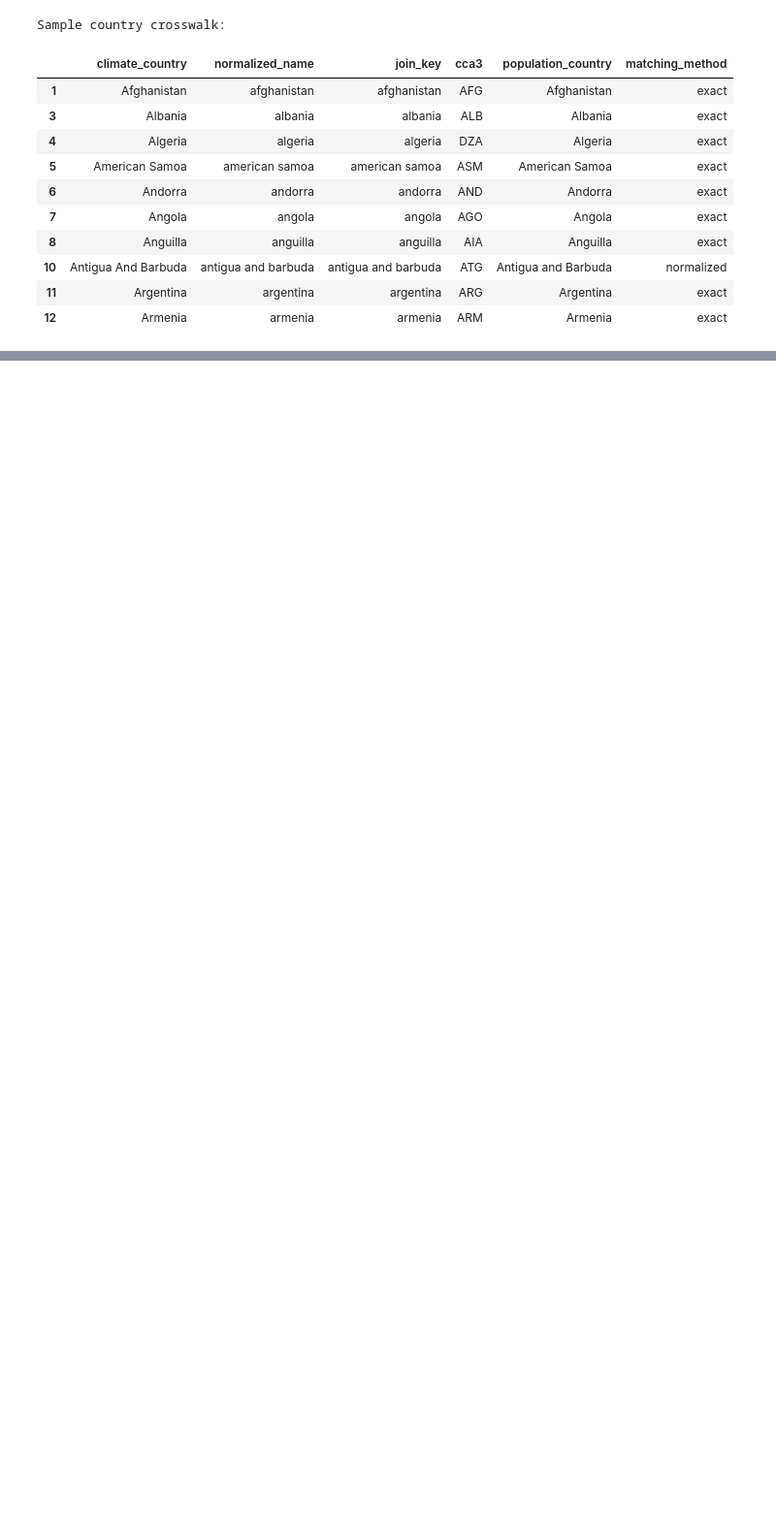
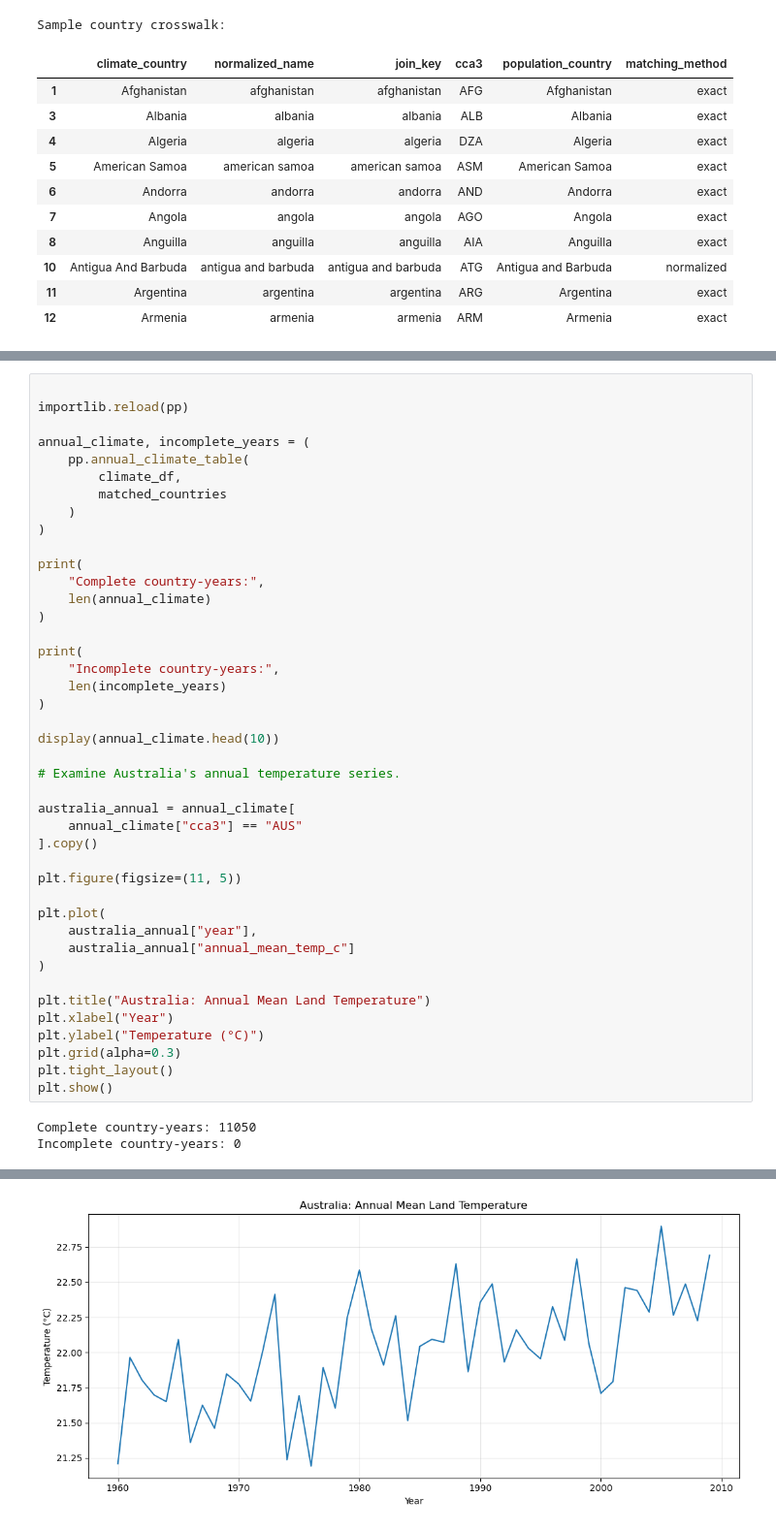
Before and after one commit to Roshan54321/PRT565-Machine-Learning, a Jupyter notebook: code/01_data_preprocessing.ipynb, the cells around one changed output, grey strips where cells are left out. Shown at 97% size. Cells and saved outputs as stored; diff of their text form; blank space fills up the shorter version.

Commit message:
Add annual climate aggregation and missing-data checks

```diff
--- a/code/01_data_preprocessing.ipynb
+++ b/code/01_data_preprocessing.ipynb
@@ -219,0 +230,45 @@ Sample country crosswalk:
+# %%
+
+importlib.reload(pp)
+
+annual_climate, incomplete_years = (
+    pp.annual_climate_table(
+        climate_df,
+        matched_countries
+    )
+)
+
+print(
+    "Complete country-years:",
+    len(annual_climate)
+)
+
+print(
+    "Incomplete country-years:",
+    len(incomplete_years)
+)
+
+display(annual_climate.head(10))
+
+# Examine Australia's annual temperature series.
+
+australia_annual = annual_climate[
+    annual_climate["cca3"] == "AUS"
+].copy()
+
+plt.figure(figsize=(11, 5))
+
+plt.plot(
+    australia_annual["year"],
+    australia_annual["annual_mean_temp_c"]
+)
+
+plt.title("Australia: Annual Mean Land Temperature")
+plt.xlabel("Year")
+plt.ylabel("Temperature (°C)")
+plt.grid(alpha=0.3)
+plt.tight_layout()
+plt.show()
+# %% [output]
+Complete country-years: 11050
+Incomplete country-years: 0
@@ -219,0 +286 @@ Sample country crosswalk:
+[figure, added]
```
Also changed, not shown: parts of 2 cells of this notebook, 1 other file.
